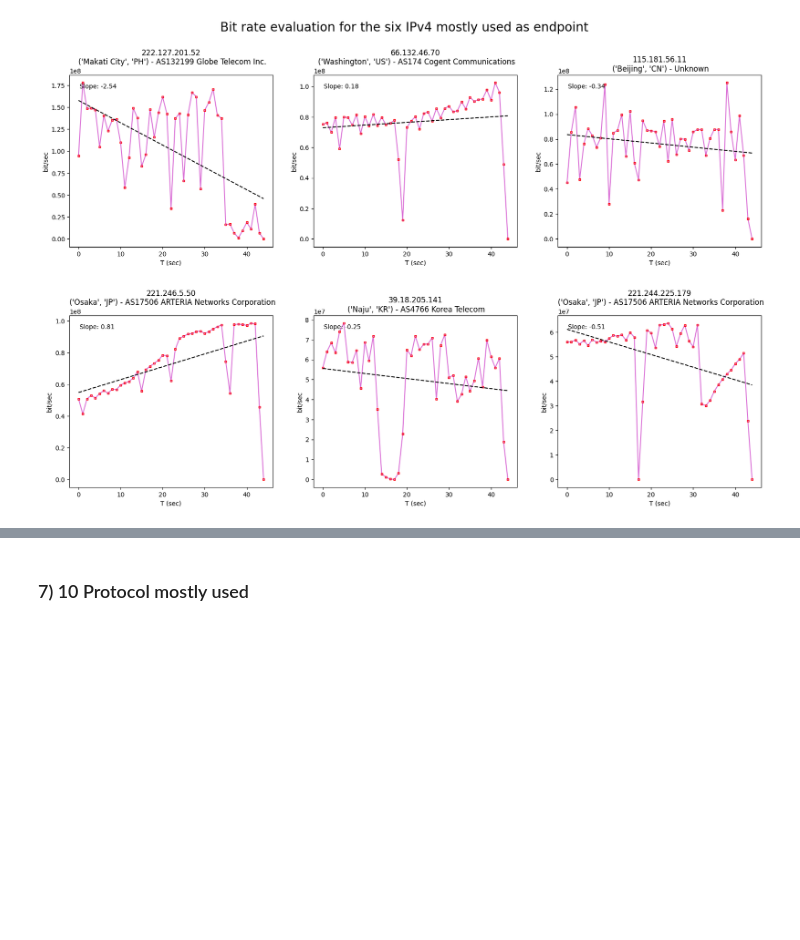
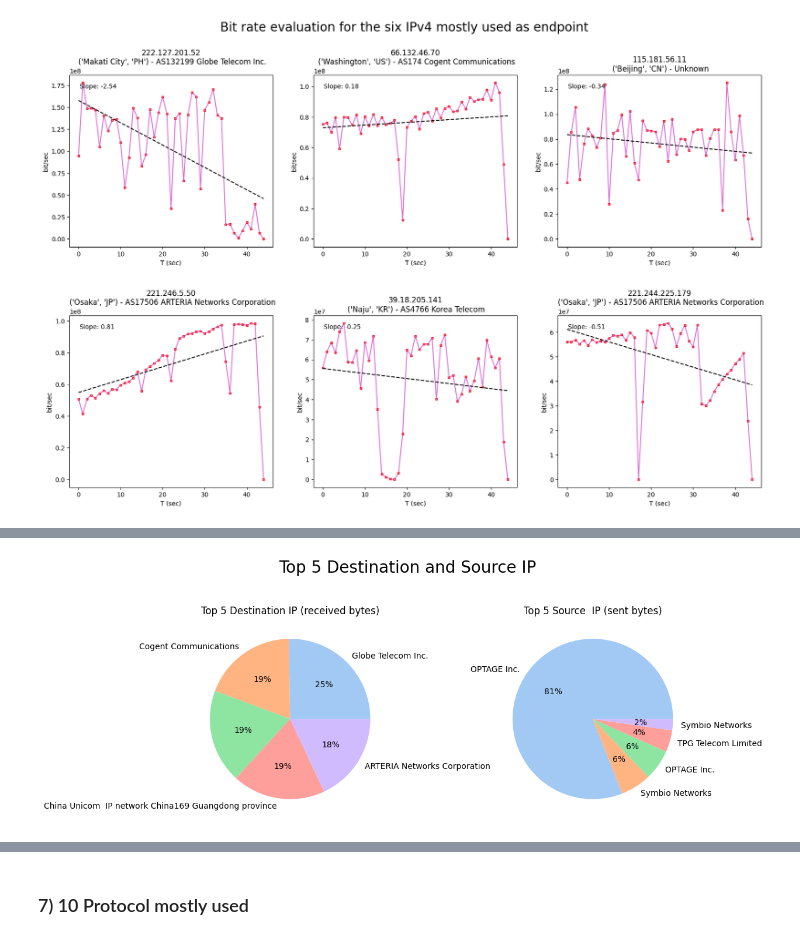
Before and after one commit to JRhin/pcap-analysis, a Jupyter notebook: main_notebook.ipynb, the cells around one changed output, grey strips where cells are left out. Drawn from its saved outputs; the diff is of its cells as text; code cells hidden in the pictures; blank space fills up the shorter version.

```diff
--- a/main_notebook.ipynb
+++ b/main_notebook.ipynb
@@ -255,0 +319,12 @@ plt.show()
+# %%
+top_5_source = (df
+                .lazy()
+                .groupby(by="src")
+                .agg(pl.col("len").sum())
+                .sort(by="len", descending=True)
+                .head(5)).collect()
+
+top_5_source = add_infos(top_5_source, "src")
+
+with pl.Config(fmt_str_lengths=30):
+    display(top_5_source)
@@ -255,0 +340,29 @@ plt.show()
+# %%
+# Create the subplots
+fig, axes = plt.subplots(1, 2, figsize=(12, 5))
+#Let's make... a cake!
+#define Seaborn color palette to use
+colors = sns.color_palette('pastel')[0:5]
+
+# Plot the first pie chart on the first subplot
+axes[0].pie(top_5_destination.get_column("len"),
+            labels=top_5_destination.get_column("organization"),
+            colors=colors, autopct='%.0f%%')
+axes[0].set_title('Top 5 Destination IP (received bytes)')
+
+# Plot the second pie chart on the second subplot labels = sent.iloc[:, 3]
+axes[1].pie(top_5_source.get_column("len"),
+            labels=top_5_source.get_column("organization"),
+            colors=colors, autopct='%.0f%%')
+axes[1].set_title('Top 5 Source  IP (sent bytes)')
+
+# Add a common title for the subplots
+fig.suptitle('Top 5 Destination and Source IP', fontsize=20)
+
+# Adjust the spacing between subplots
+fig.tight_layout()
+
+# Display the plot
+plt.show()
+# %% [output]
+[figure, added]
```
Also changed, not shown: parts of 16 cells of this notebook.
